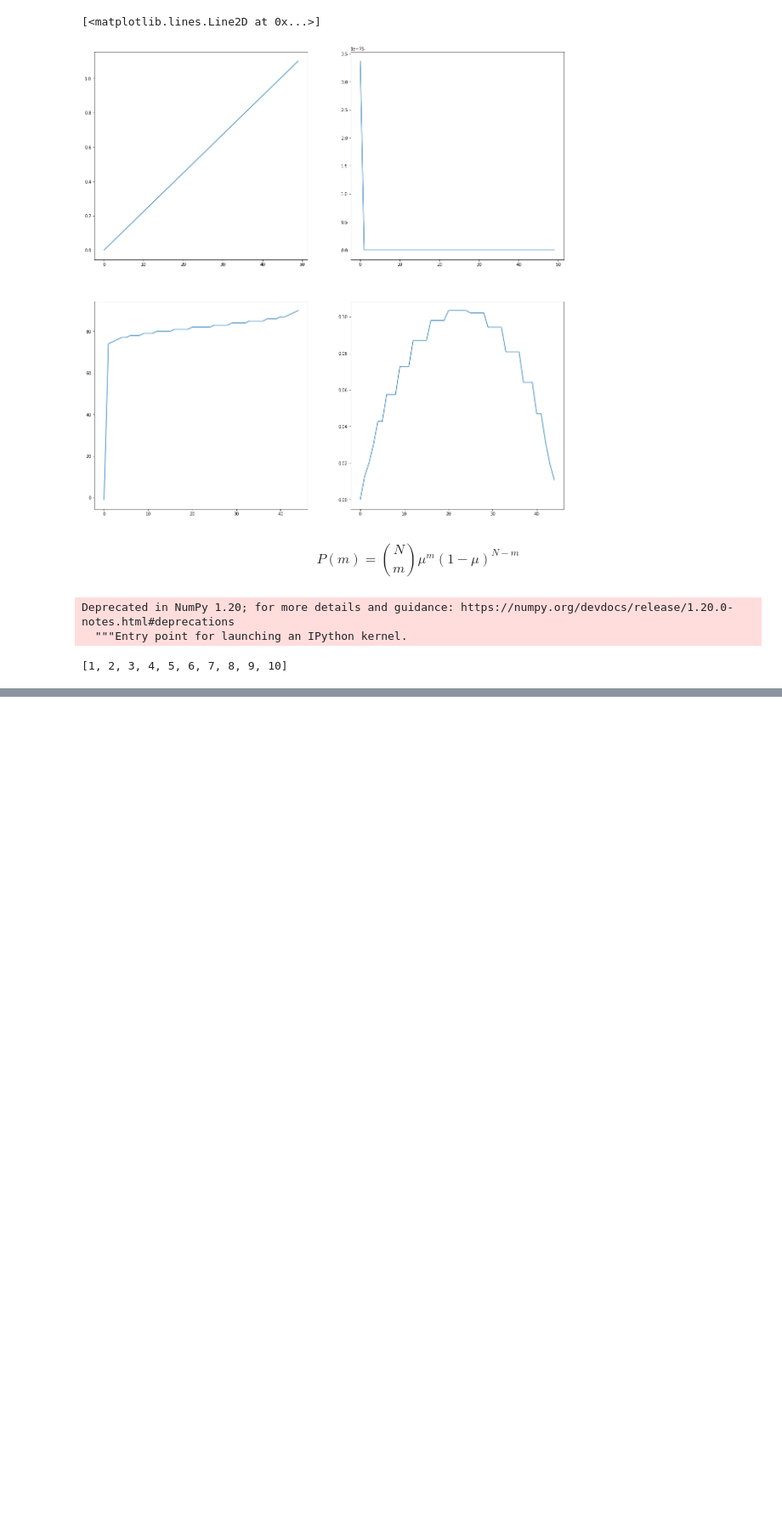
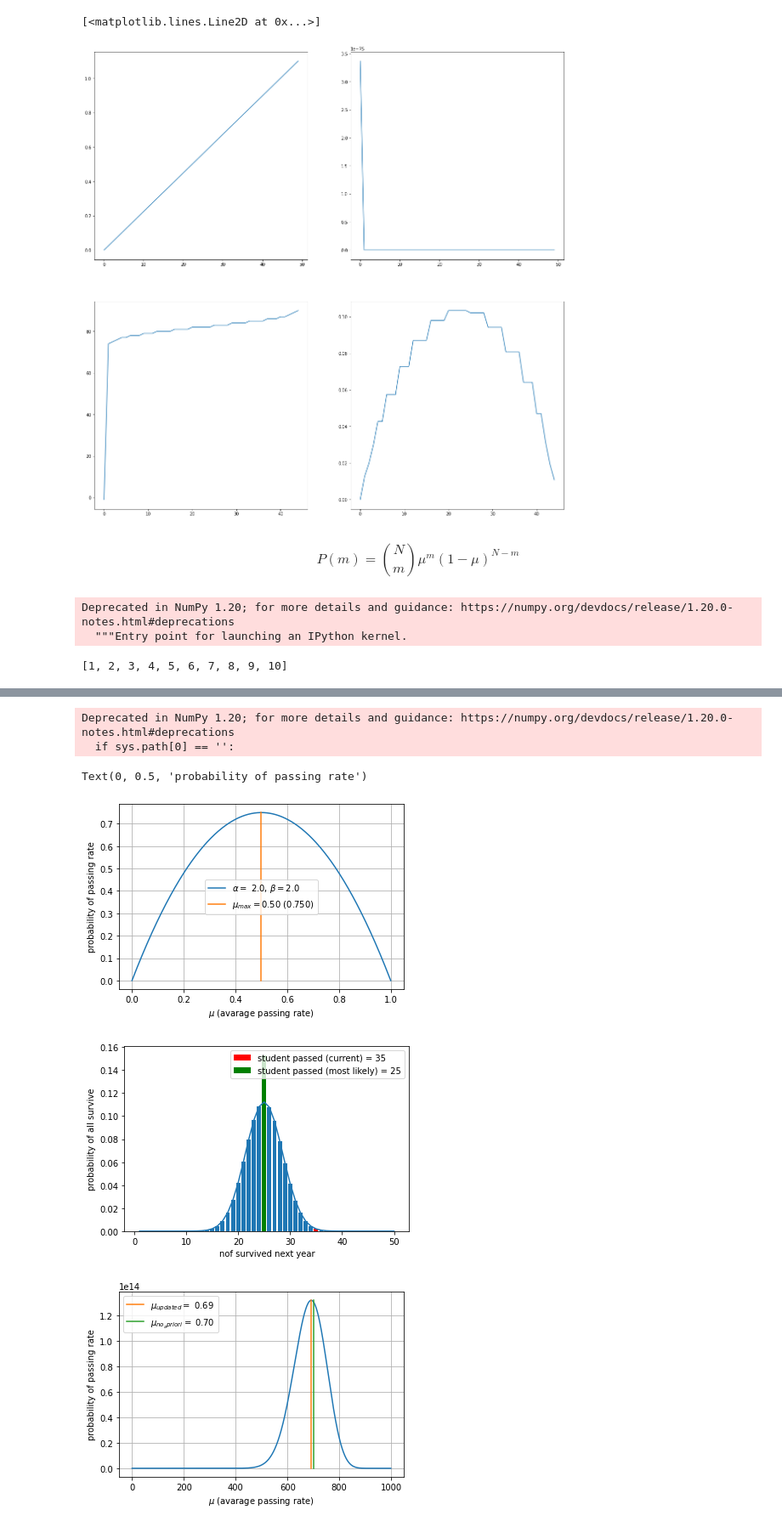
Before and after one commit to Przasa/MML-Companion, a Jupyter notebook: notes_chapter6.ipynb, the cells around one changed output, grey strips where cells are left out. Shown: that part at 85% size. Drawn from its saved outputs; the diff is of its cells as text; code cells hidden in the pictures; blank space fills up the shorter version.

Commit message:
Conjugate Binominal Priori, done

```diff
--- a/notes_chapter6.ipynb
+++ b/notes_chapter6.ipynb
@@ -357,0 +379,77 @@ array([ 8,  9,  9,  7,  7,  9,  8,  7, 10,  9,  9,  7,  9,  9,  6, 10,  8,
+# %%
+
+from scipy.special import gamma
+# TODO: Troszke by wyczysclil ten kod (nazwy itp.)
+
+students_passed,class_size =35,50   #n (lub x), N
+a,b= 2,2
+mi_base = np.linspace(0,1,1000)
+
+beta_distr = lambda mi,a,b: (gamma(a+b)/(gamma(a)+gamma(b)))*(mi**(a-1))*((1-mi)**(b-1))
+choose = lambda N,n: np.math.factorial(N)/(np.math.factorial(n)*np.math.factorial(N-n))
+def binomial(u,N):
+    results = np.zeros(shape=(N,2))
+    for n in [np.int(i) for i in  np.linspace(1,N,N)]:
+        variants = choose(N,n)
+        success_prob = u**n
+        fail_prob= (1-u)**(N-n)
+        P = variants*success_prob*fail_prob
+        results[n-1][0]=n
+        results[n-1][1]=P
+    return results
+
+
+# p = np.random.beta(a, b, size=n)
+# r = np.random.binomial(n, p)
+
+# 1. priori -> p(mi|a,b) -> przyjete z bety.
+beta= [beta_distr(mi,a,b) for mi in mi_base]
+plt.figure(1)
+plt.plot(mi_base,beta,label = r"$\alpha =$ %1.1f, " %a + r"$\beta = %1.1f.$" %b)
+mi_most_likely,mi_probability=mi_base[np.argmax(beta)],np.max(beta)
+plt.plot([mi_most_likely,mi_most_likely],[0,mi_probability],label=r"$\mu_{max} =$%1.2f"%mi_most_likely+" (%1.3f"%mi_probability+")")
+plt.xlabel(r'$\mu$ (avarage passing rate)')
+plt.ylabel(r'probability of passing rate')
+plt.legend()
+plt.grid(True)
+
+# 2. likelihood -> p(x|mi) ->  z binomiala
+propsy = binomial(u=mi_most_likely,N=class_size)
+qty_most_likely_to_survive= np.argmax(propsy[:,1])+1
+prob_by_last_results= propsy[students_passed-1,1]
+prob_current= propsy[19,1]
+plt.figure(2)
+plt.plot(propsy[:,0],propsy[:,1])
+plt.bar(propsy[:,0],propsy[:,1])
+plt.bar(students_passed,prob_by_last_results,color='r',label='student passed (current) = %2d'%students_passed)
+plt.bar(qty_most_likely_to_survive,prob_most_likely_to_survive,color='g',label='student passed (most likely) = %2d'%qty_most_likely_to_survive)
+plt.xlabel('nof survived next year')
+plt.ylabel('probability of all survive')
+plt.legend()
+
+# 3. posteriori -> p(mu|n,N,a,b) -> z bety (tak wyszlo z rownania)
+# mozesz to rozszerzyc o wyliczenie stalej
+a2=students_passed+a
+b2=(class_size-students_passed)+b
+
+beta2= [beta_distr(mi,a2,b2) for mi in mi_base]
+mu_updated = np.argmax(beta2)/len(beta2)    # to troche niepowazne
+
+plt.figure(3)
+plt.plot(beta2)
+curre=np.argmax(beta2)
+prob =np.max(beta2)
+no_apriori = students_passed/class_size
+plt.plot([curre,curre],[0,prob],label=r"$\mu_{updated}=$ %1.2f"%mu_updated)
+plt.plot([no_apriori*1000,no_apriori*1000],[0,prob],label=r"$\mu_{no_apriori}=$ %1.2f"%no_apriori)
+plt.legend()
+plt.grid(True)
+plt.xlabel(r'$\mu$ (avarage passing rate)')
+plt.ylabel(r'probability of passing rate')
+# %% [output]
+Deprecated in NumPy 1.20; for more details and guidance: https://numpy.org/devdocs/release/1.20.0-notes.html#deprecations
+  if sys.path[0] == '':
+Text(0, 0.5, 'probability of passing rate')
+[figure, added]
+[figure, added]
+[figure, added]
```
Also changed, not shown: parts of 2 cells of this notebook, 1 other file.
